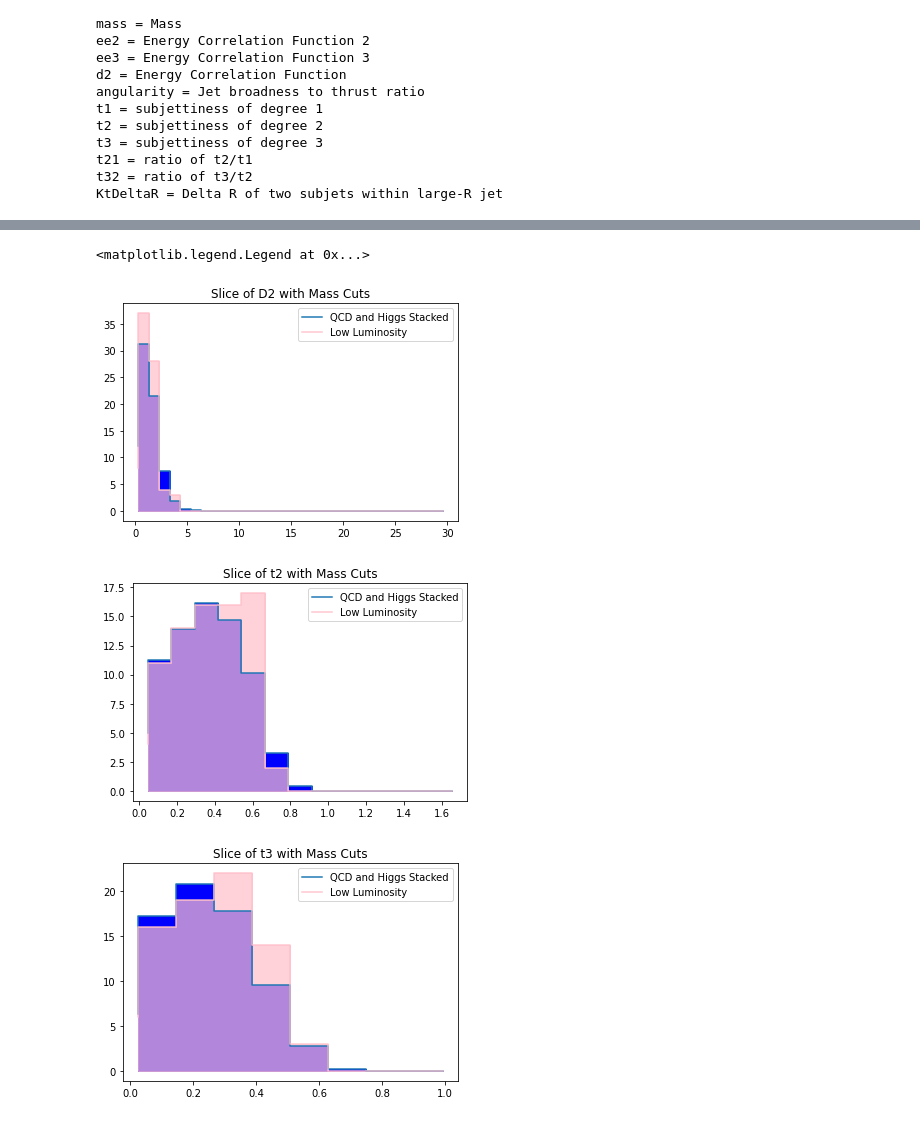
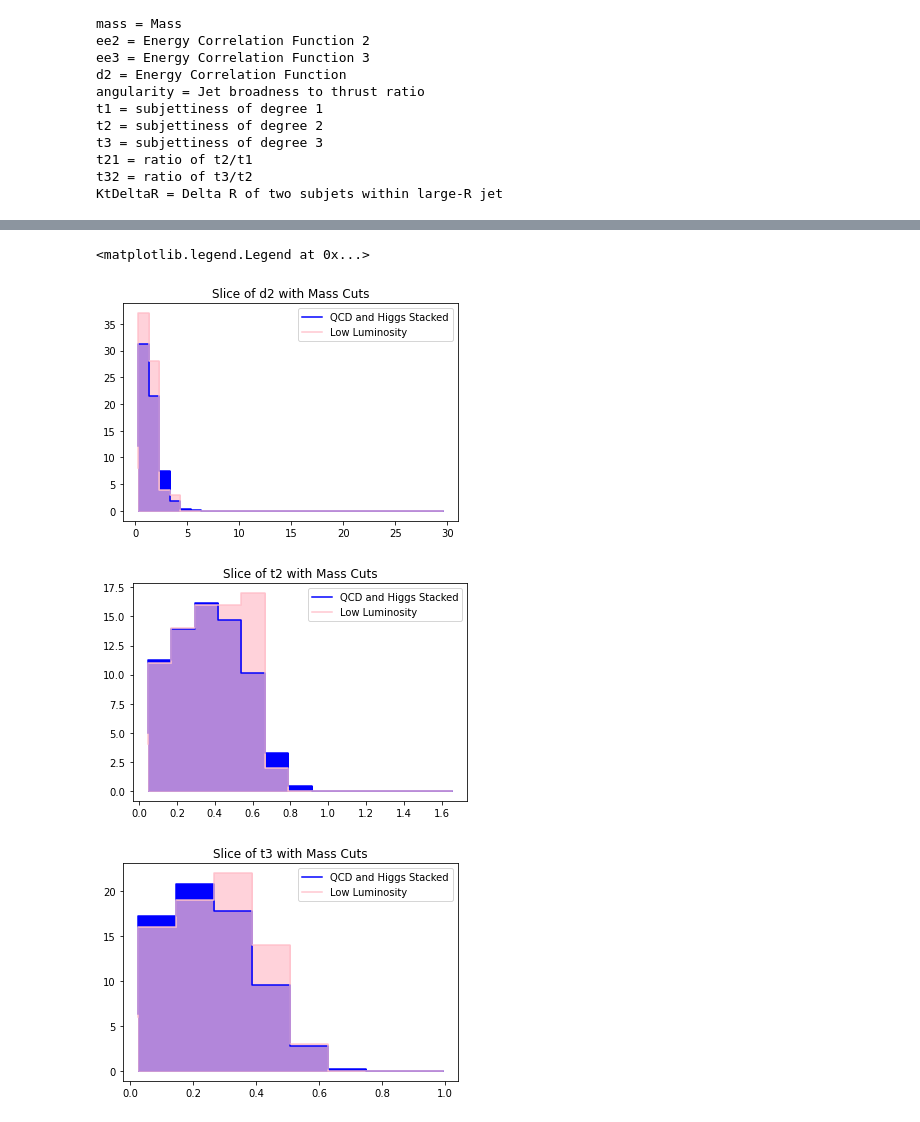
Before and after one commit to jarods00/PHYS434, a Jupyter notebook: Lab 8.ipynb, the cells around one changed output, grey strips where cells are left out. Saved outputs shown, nothing was run; the diff lists cells and outputs as text; code cells hidden in the pictures.

```diff
--- a/Lab 8.ipynb
+++ b/Lab 8.ipynb
@@ -279,10 +295,9 @@ lumi_slice = hist_lumi[0][35]
 plt.fill_between(hist_qcd[2][0:30], qcd_slice[0:30] + higgs_slice[0:30], color = 'blue', alpha = 1, step = 'pre')
 plt.fill_between(hist_lumi[2][0:30], lumi_slice[0:30], color = 'pink', alpha = .7, step = 'pre')
 
-ax2.step(hist_qcd[2][0:30], qcd_slice[0:30] + higgs_slice[0:30], alpha = 1)
-# # ax2.step(hist_higgs[2][0:bin_num], higgs_slice)
+ax2.step(hist_qcd[2][0:30], qcd_slice[0:30] + higgs_slice[0:30], alpha = 1, color = 'blue')
 ax2.step(hist_lumi[2][0:30], lumi_slice[0:30], color = 'pink', alpha = .9)
-ax2.set_title("Slice of D2 with Mass Cuts")
+ax2.set_title("Slice of d2 with Mass Cuts")
 ax2.legend(["QCD and Higgs Stacked", 'Low Luminosity'])
 
 
@@ -317,7 +332,7 @@ lumi_slice = hist_lumi[0][35]
 plt.fill_between(hist_qcd[2][0:bin_num], qcd_slice[0:bin_num] + higgs_slice[0:bin_num], color = 'blue', alpha = 1, step = 'pre')
 plt.fill_between(hist_lumi[2][0:bin_num], lumi_slice[0:bin_num], color = 'pink', alpha = .7, step = 'pre')
 
-ax2.step(hist_qcd[2][0:bin_num], qcd_slice[0:bin_num] + higgs_slice[0:bin_num], alpha = 1)
+ax2.step(hist_qcd[2][0:bin_num], qcd_slice[0:bin_num] + higgs_slice[0:bin_num], alpha = 1, color = 'blue')
 ax2.step(hist_lumi[2][0:bin_num], lumi_slice[0:bin_num], color = 'pink', alpha = .9)
 ax2.set_title("Slice of t2 with Mass Cuts")
 ax2.legend(["QCD and Higgs Stacked", 'Low Luminosity'])
@@ -331,34 +346,34 @@ fig2, ax2 = plt.subplots(1, 1)
 n_higgs = (100 / (100 + 20000)) * (len(low_lumi['mass']) / len(higgs['mass']))
 n_qcd = (20000 / (100 + 20000)) * (len(low_lumi['mass']) / len(qcd['mass']))
 
 qcd_weight = np.array([n_qcd] * len(qcd['mass']))
 higgs_weight = np.array([n_higgs] * len(higgs['mass']))
 
 mass_lower = qcd['mass'].min()
 mass_upper = qcd['mass'].max()
 
 lower_val = qcd['t3'].min()
 upper_val = qcd['t3'].max()
 
 bin_num = 9
 
 hist_qcd = ax[0].hist2d(qcd['mass'], qcd['t3'], bins = [95, bin_num], range = [[mass_lower, mass_upper], [lower_val, upper_val]], density = False, weights = qcd_weight)
 hist_higgs = ax[1].hist2d(higgs['mass'], higgs['t3'], bins = [95, bin_num], range = [[mass_lower, mass_upper], [lower_val, upper_val]], density = False, weights = higgs_weight)
 hist_lumi = ax[2].hist2d(low_lumi['mass'], low_lumi['t3'], bins = [95, bin_num], range = [[mass_lower, mass_upper], [lower_val, upper_val]], density = False)
 
 qcd_slice = hist_qcd[0][35]
 higgs_slice = hist_higgs[0][35]
 lumi_slice = hist_lumi[0][35]
 
 plt.fill_between(hist_qcd[2][0:bin_num], qcd_slice[0:bin_num] + higgs_slice[0:bin_num], color = 'blue', alpha = 1, step = 'pre')
 plt.fill_between(hist_lumi[2][0:bin_num], lumi_slice[0:bin_num], color = 'pink', alpha = .7, step = 'pre')
 
-ax2.step(hist_qcd[2][0:bin_num], qcd_slice[0:bin_num] + higgs_slice[0:bin_num], alpha = 1)
+ax2.step(hist_qcd[2][0:bin_num], qcd_slice[0:bin_num] + higgs_slice[0:bin_num], alpha = 1, color = 'blue')
 ax2.step(hist_lumi[2][0:bin_num], lumi_slice[0:bin_num], color = 'pink', alpha = .9)
 ax2.set_title("Slice of t3 with Mass Cuts")
 ax2.legend(["QCD and Higgs Stacked", 'Low Luminosity'])
 # %% [output]
 <matplotlib.legend.Legend at 0x...>
-[figure, old version]
+[figure, new version]
-[figure, old version]
+[figure, new version]
-[figure, old version]
+[figure, new version]
```
Also changed, not shown: parts of 11 cells of this notebook.
